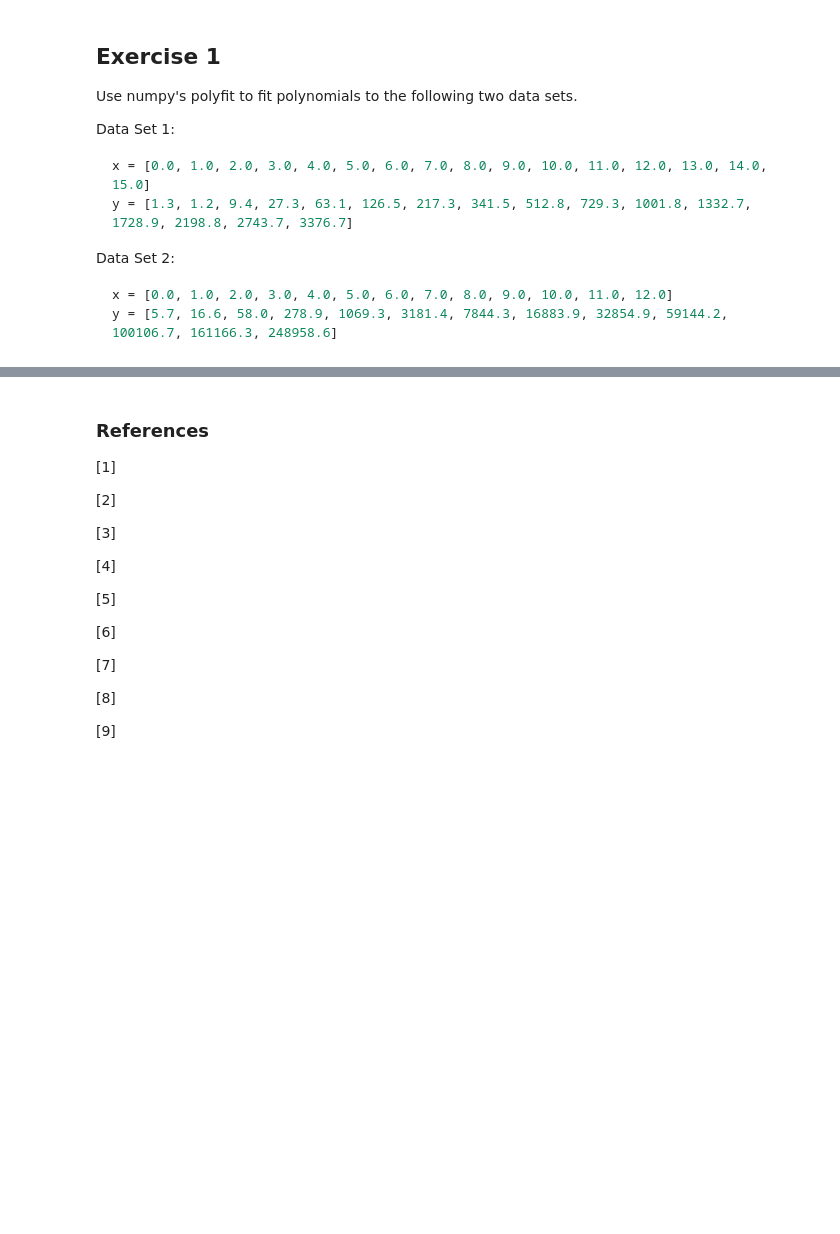
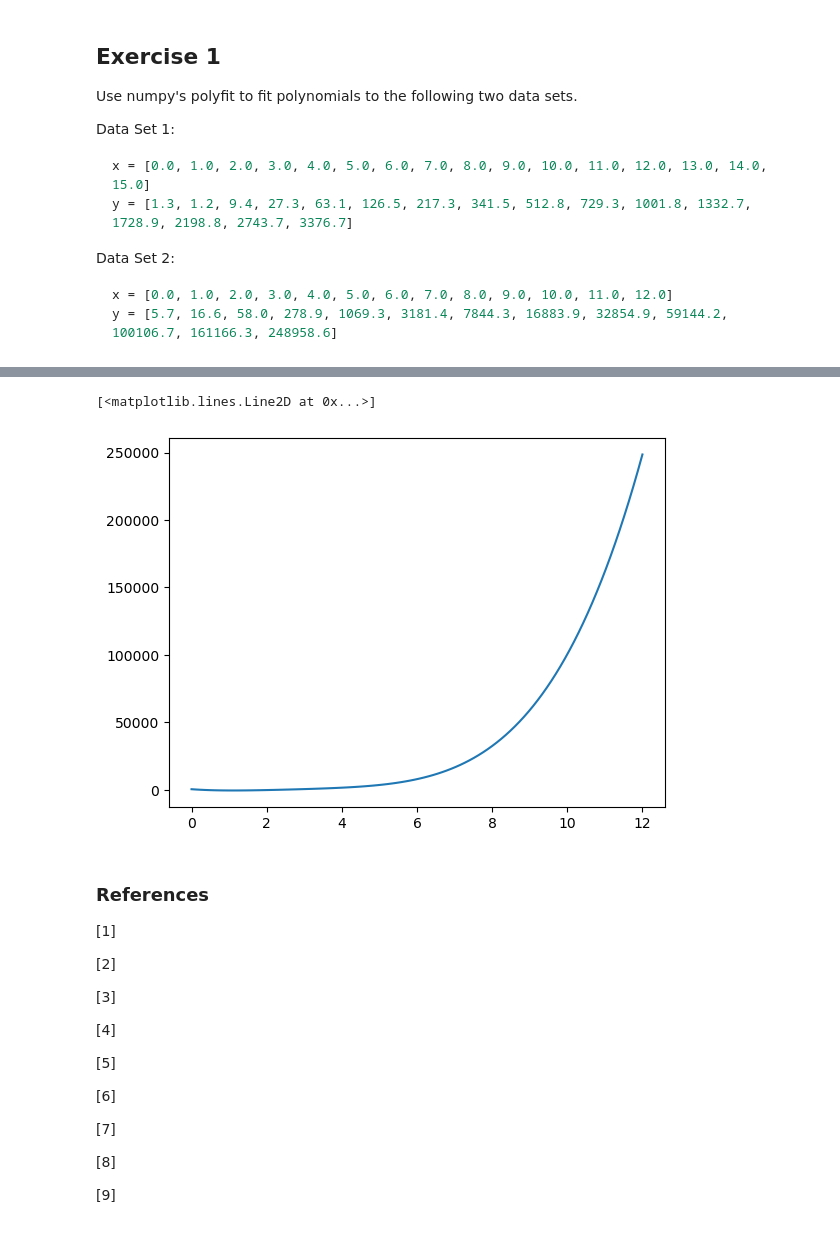
Before and after one commit to DPR-droid/2022_09_Machine_Learning_and_Statistics, a Jupyter notebook: Excercises/03_parameters_exercise.ipynb, the cells around one changed output, grey strips where cells are left out. Drawn from its saved outputs; the diff is of its cells as text; code cells hidden in the pictures; blank space fills up the shorter version.

```diff
--- a/Excercises/03_parameters_exercise.ipynb
+++ b/Excercises/03_parameters_exercise.ipynb
@@ -32,6 +44,5 @@ y = [1.3, 1.2, 9.4, 27.3, 63.1, 126.5, 217.3, 341.5, 512.8, 729.3, 1001.8, 1332.
 # x = [0.0, 1.0, 2.0, 3.0, 4.0, 5.0, 6.0, 7.0, 8.0, 9.0, 10.0, 11.0, 12.0]
 # X had to be rewritten as it caused a type error, setting
 # TypeError: can't multiply sequence by non-int of type 'float'
-x = np.arange(2.0, 21.0, 1.0)
-
+x = np.arange(0.0, 13.0, 1.0)
 y = [5.7, 16.6, 58.0, 278.9, 1069.3, 3181.4, 7844.3, 16883.9, 32854.9, 59144.2, 100106.7, 161166.3, 248958.6]
@@ -38,3 +53,13 @@ y = [5.7, 16.6, 58.0, 278.9, 1069.3, 3181.4, 7844.3, 16883.9, 32854.9, 59144.2,
+# %%
+# https://stackoverflow.com/a/23210293
+
+from numpy.polynomial import Polynomial
+
+p = Polynomial.fit(x, y, 4)
+plt.plot(*p.linspace())
+# %% [output]
+[<matplotlib.lines.Line2D at 0x...>]
+[figure, added]
 # %% [markdown]
 <h3>References</h3>
 
```
Also changed, not shown: parts of 5 cells of this notebook, 1 other file.
